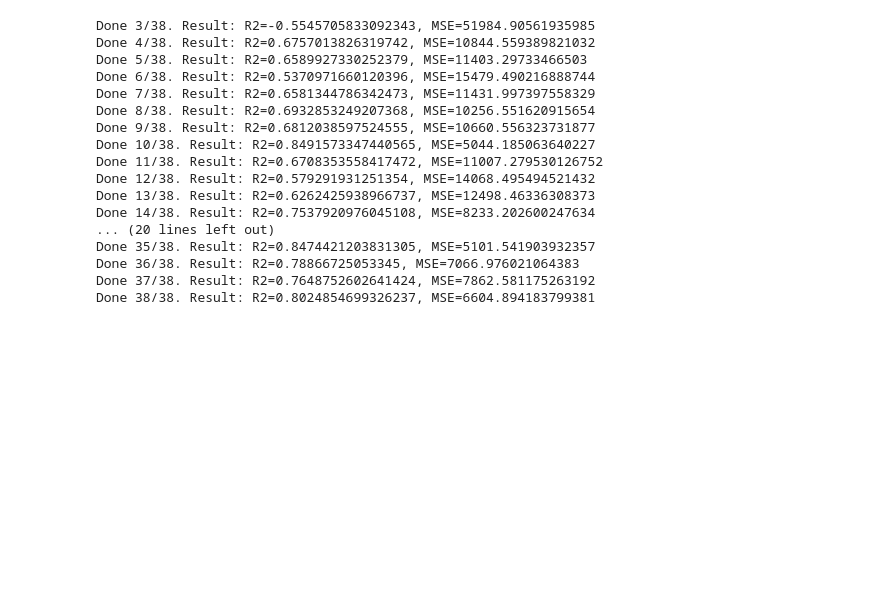
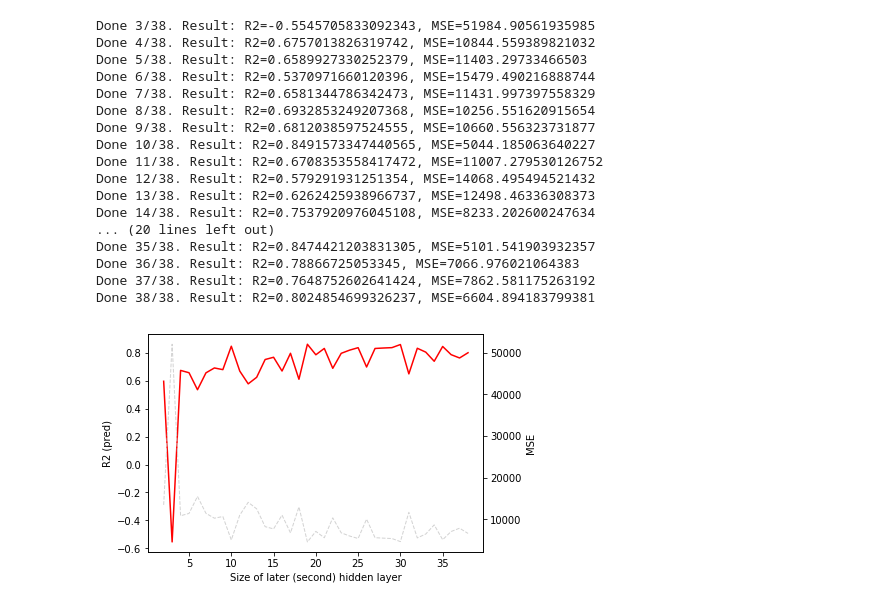
Before and after one commit to magiciiboy/neural-network-hidden-layers, a Jupyter notebook: NeuralNetworkModel.ipynb, the cells around one changed output. Cells and saved outputs as stored; diff of their text form; code cells hidden in the pictures; blank space fills up the shorter version.

```diff
--- a/NeuralNetworkModel.ipynb
+++ b/NeuralNetworkModel.ipynb
@@ -230,16 +231,19 @@ Done 36/38. Result: R2=0.78866725053345, MSE=7066.976021064383
 Done 37/38. Result: R2=0.7648752602641424, MSE=7862.581175263192
 Done 38/38. Result: R2=0.8024854699326237, MSE=6604.894183799381
 # %%
-hist_df = pd.DataFrame(data={'x': [ins['size'][1] for ins in pred_history],
-                             'r2': [ins['score'] for ins in pred_history],
-                             'mse': [ins['mse'] for ins in pred_history]})
+hist_df = pd.DataFrame(data={'x': [ins['size'][1] for ins in pred_history_2],
+                             'r2': [ins['score'] for ins in pred_history_2],
+                             'mse': [ins['mse'] for ins in pred_history_2]})
 # %%
 ax1 = plt.subplot()
 ax1.plot('x', 'r2', data=hist_df, color='red', label='R2 (pred)')
+ax1.set_xlabel('Size of later (second) hidden layer')
 ax1.set_ylabel('R2 (pred)')
 
 ax2 = ax1.twinx()
 ax2.plot('x', 'mse', data=hist_df, color='lightgray', linestyle='dashed', linewidth=1, label='MSE')
 ax2.set_ylabel('MSE')
 
 plt.show()
+# %% [output]
+[figure, added]
```
Also changed, not shown: parts of 1 cell of this notebook, 2 other files.
